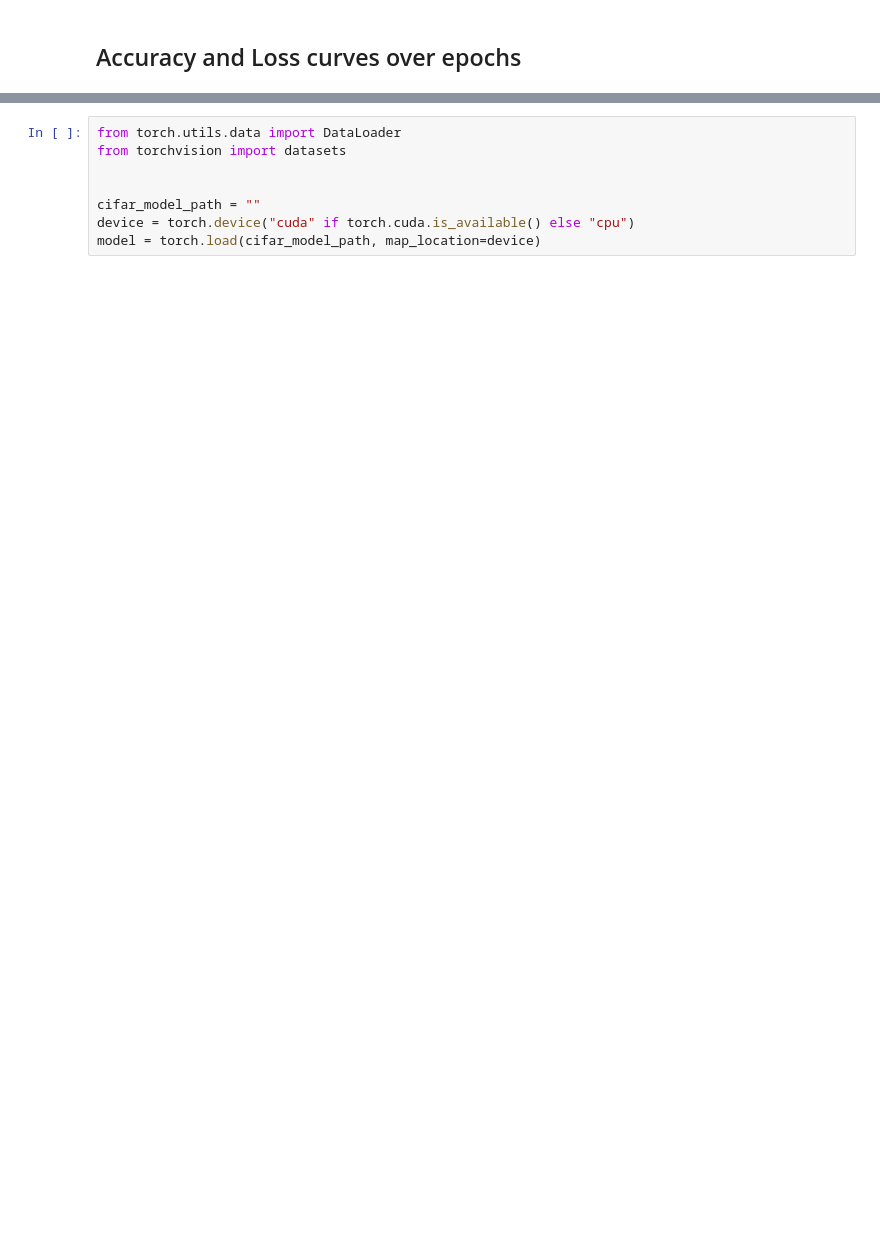
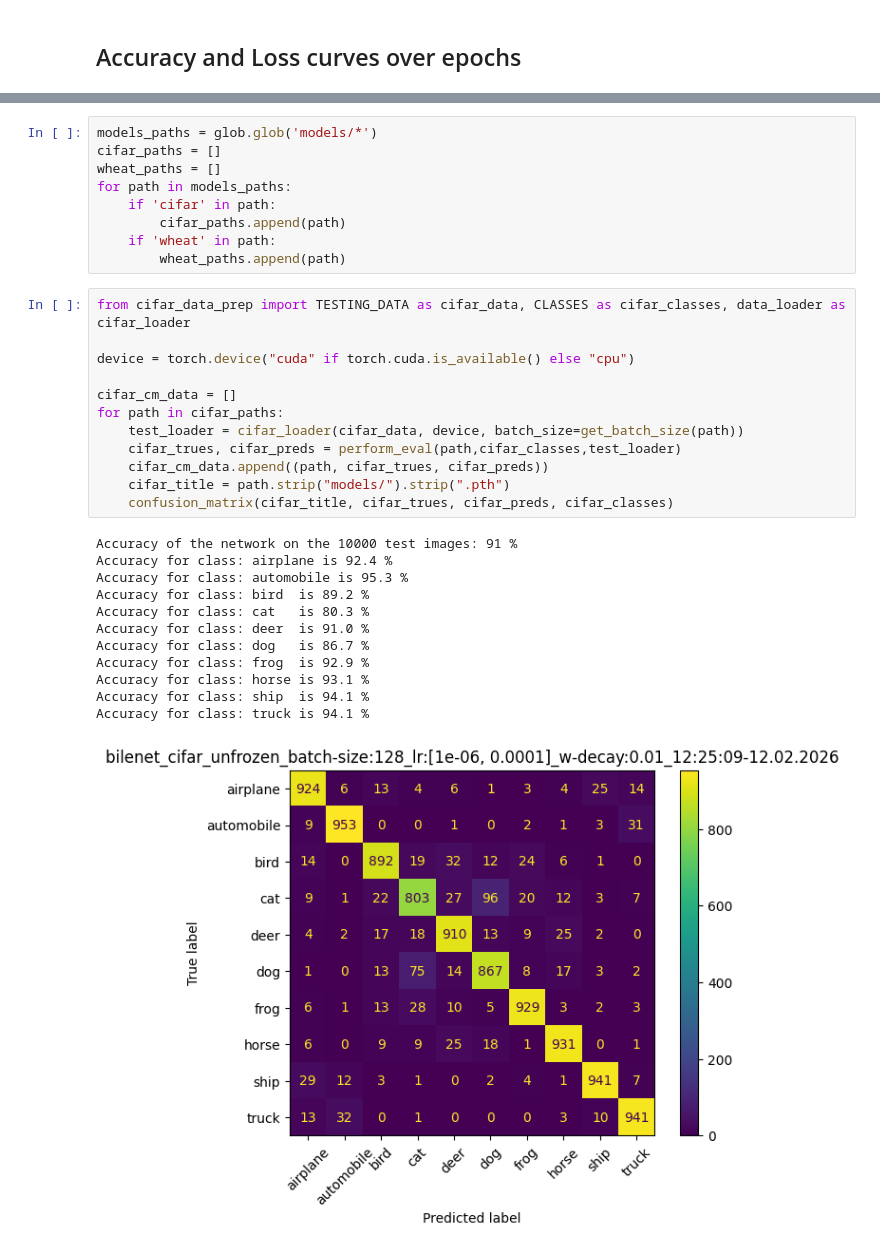
Before and after one commit to Walid-N-bit/ml_app, a Jupyter notebook: dashboard.ipynb, the cells around one changed output, grey strips where cells are left out. Cells and saved outputs as stored; diff of their text form; blank space fills up the shorter version.

Commit message:
refactor dashboard evaluation returns data

```diff
--- a/dashboard.ipynb
+++ b/dashboard.ipynb
@@ -73,8 +111,34 @@ for f in files:
+# %%
+models_paths = glob.glob('models/*')
+cifar_paths = []
+wheat_paths = []
+for path in models_paths:
+    if 'cifar' in path:
+        cifar_paths.append(path)
+    if 'wheat' in path:
+        wheat_paths.append(path)
 # %%
-from torch.utils.data import DataLoader
-from torchvision import datasets
+from cifar_data_prep import TESTING_DATA as cifar_data, CLASSES as cifar_classes, data_loader as cifar_loader
 
+device = torch.device("cuda" if torch.cuda.is_available() else "cpu")
 
-cifar_model_path = ""
-device = torch.device("cuda" if torch.cuda.is_available() else "cpu")
-model = torch.load(cifar_model_path, map_location=device)
+cifar_cm_data = []
+for path in cifar_paths:
+    test_loader = cifar_loader(cifar_data, device, batch_size=get_batch_size(path))
+    cifar_trues, cifar_preds = perform_eval(path,cifar_classes,test_loader)
+    cifar_cm_data.append((path, cifar_trues, cifar_preds))
+    cifar_title = path.strip("models/").strip(".pth")
+    confusion_matrix(cifar_title, cifar_trues, cifar_preds, cifar_classes)
+# %% [output]
+Accuracy of the network on the 10000 test images: 91 %
+Accuracy for class: airplane is 92.4 %
+Accuracy for class: automobile is 95.3 %
+Accuracy for class: bird  is 89.2 %
+Accuracy for class: cat   is 80.3 %
+Accuracy for class: deer  is 91.0 %
+Accuracy for class: dog   is 86.7 %
+Accuracy for class: frog  is 92.9 %
+Accuracy for class: horse is 93.1 %
+Accuracy for class: ship  is 94.1 %
+Accuracy for class: truck is 94.1 %
+[figure, added]
```
Also changed, not shown: parts of 5 cells of this notebook, 2 other files.
